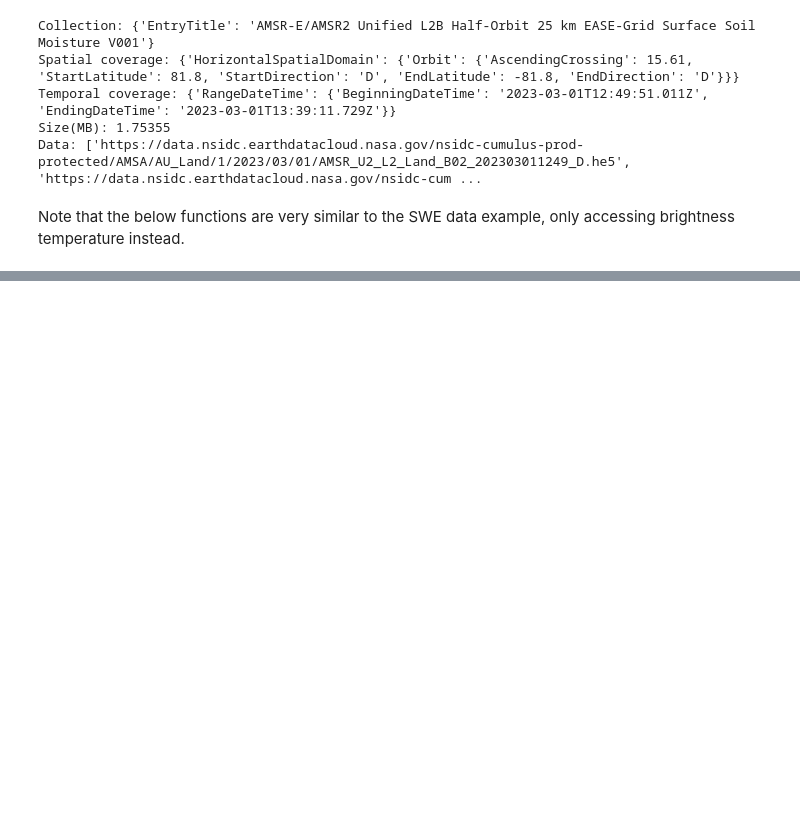
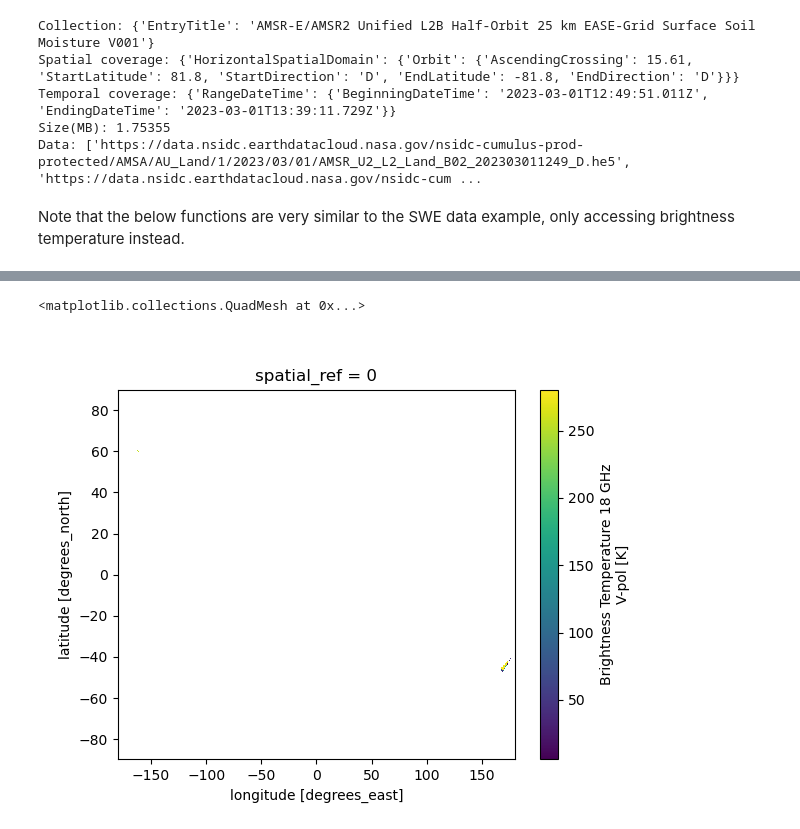
Before and after one commit to zachghiaccio/snow-observations, a Jupyter notebook: notebooks/AMSR2_swe_access.ipynb, the cells around one changed output, grey strips where cells are left out. Drawn from its saved outputs; the diff is of its cells as text; code cells hidden in the pictures; blank space fills up the shorter version.

```diff
--- a/notebooks/AMSR2_swe_access.ipynb
+++ b/notebooks/AMSR2_swe_access.ipynb
@@ -338,0 +422,8 @@ len(tbv_36hz)
+# %%
+%matplotlib widget
+
+plt.figure()
+ds_latlon['tbv18'].where(ds_latlon['tbv18']>0).plot()
+# %% [output]
+<matplotlib.collections.QuadMesh at 0x...>
+[figure, added]
```
Also changed, not shown: parts of 5 cells of this notebook.
